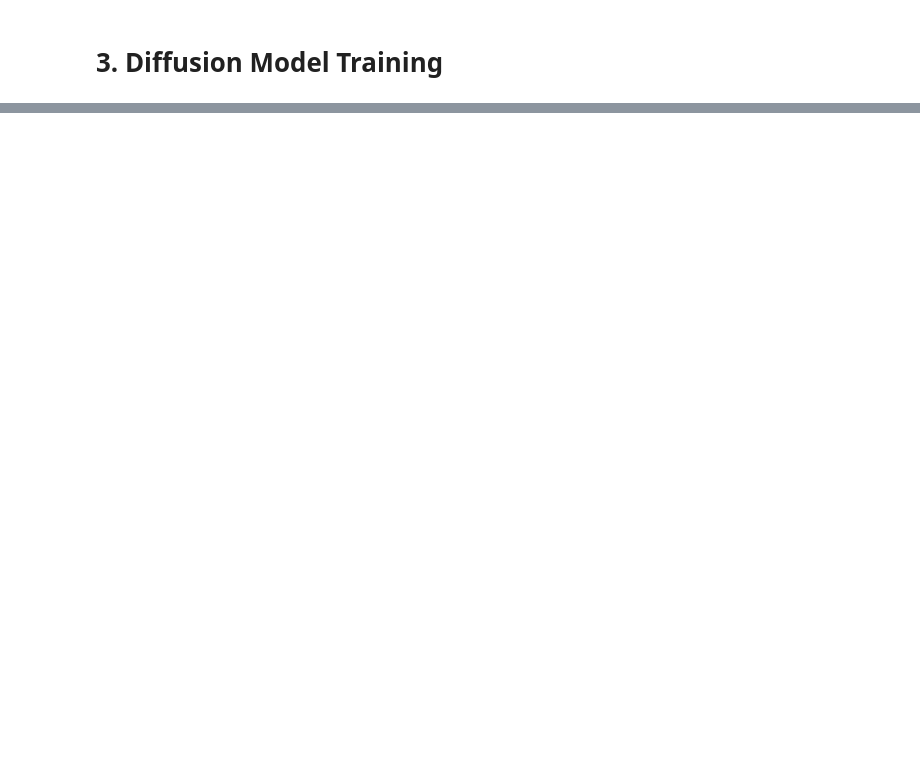
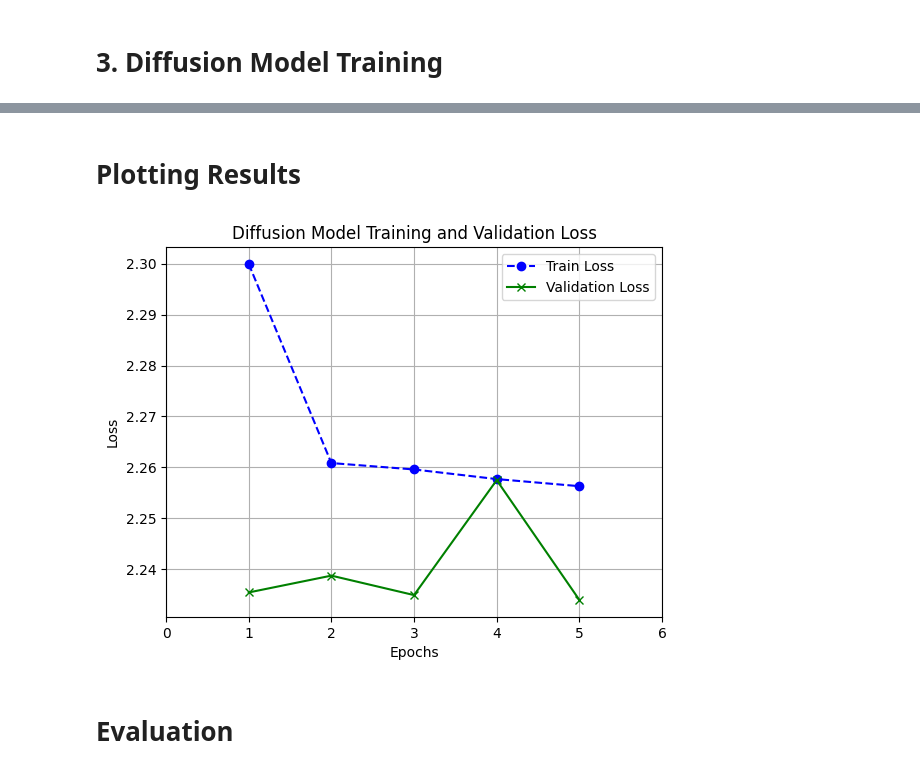
Before and after one commit to cverghes/STAT940_Project, a Jupyter notebook: Matthew_Diffusion_Model_Training.ipynb, the cells around one changed output, grey strips where cells are left out. Cells and saved outputs as stored; diff of their text form; code cells hidden in the pictures; blank space fills up the shorter version.

Commit message:
Adding Model Evaluation and Visualization

```diff
--- a/Matthew_Diffusion_Model_Training.ipynb
+++ b/Matthew_Diffusion_Model_Training.ipynb
@@ -251,0 +314,2 @@ KeyboardInterrupt:
+# %% [markdown]
+# Plotting Results
@@ -251,0 +331,42 @@ KeyboardInterrupt:
+# %%
+dataset = load_dataset('Data/preprocessed_data.json')
+vocab = load_JSON("Data/vocab.json")
+
+MAX_LENGTH = determine_max_seq_len(dataset)  # Determine the max length dynamically
+
+schedule = CosineNoiseSchedule(timesteps=1000)
+
+# Now pass the schedule when initializing SymbolicRegressionDataset
+full_dataset = SymbolicRegressionDataset(dataset, vocab, MAX_LENGTH, schedule)
+
+# First, perform the split on the raw dataset
+train_size = int(0.7 * len(dataset))  # 70% for training
+val_size = int(0.15 * len(dataset))  # 15% for validation
+test_size = len(dataset) - train_size - val_size  # 15% for testing
+
+# Perform random split
+train_dataset, val_dataset, test_dataset = random_split(dataset, [train_size, val_size, test_size])
+
+# Initialize the SymbolicRegressionDataset with the schedule for each subset
+train_dataset_SR = SymbolicRegressionDataset(train_dataset, vocab, MAX_LENGTH, schedule)
+val_dataset_SR = SymbolicRegressionDataset(val_dataset, vocab, MAX_LENGTH, schedule)
+test_dataset_SR = SymbolicRegressionDataset(test_dataset, vocab, MAX_LENGTH, schedule)
+
+# Create DataLoader objects for each subset
+train_loader = DataLoader(train_dataset_SR, batch_size=16, shuffle=True)
+val_loader = DataLoader(val_dataset_SR, batch_size=16, shuffle=False)
+test_loader = DataLoader(test_dataset_SR, batch_size=16, shuffle=False)
+# %%
+model = DiffusionModel(vocab_size=len(vocab), embedding_dim=128, hidden_dim=256, num_layers=4, num_timesteps=1000)
+
+performance_metrics_DICT = load_JSON('Data/diffusion_performance_metrics_DICT.json')
+
+model,device = load_model(model,"Data/best_diffusion_model.pt")
+
+model_name = 'Diffusion Model'
+
+plot_train_valid(model_name,performance_metrics_DICT)
+# %% [output]
+[figure, added]
+# %% [markdown]
+# Evaluation
```
Also changed, not shown: parts of 4 cells of this notebook, 10 other files.
